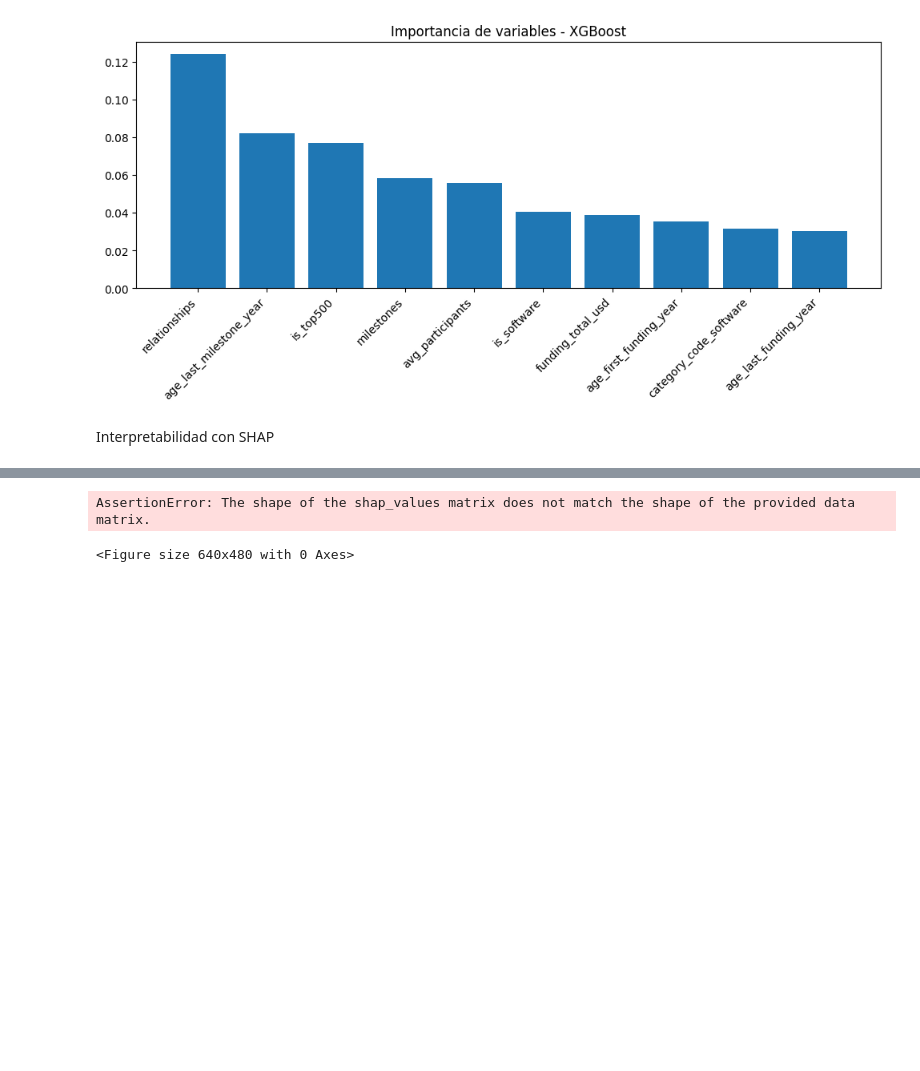
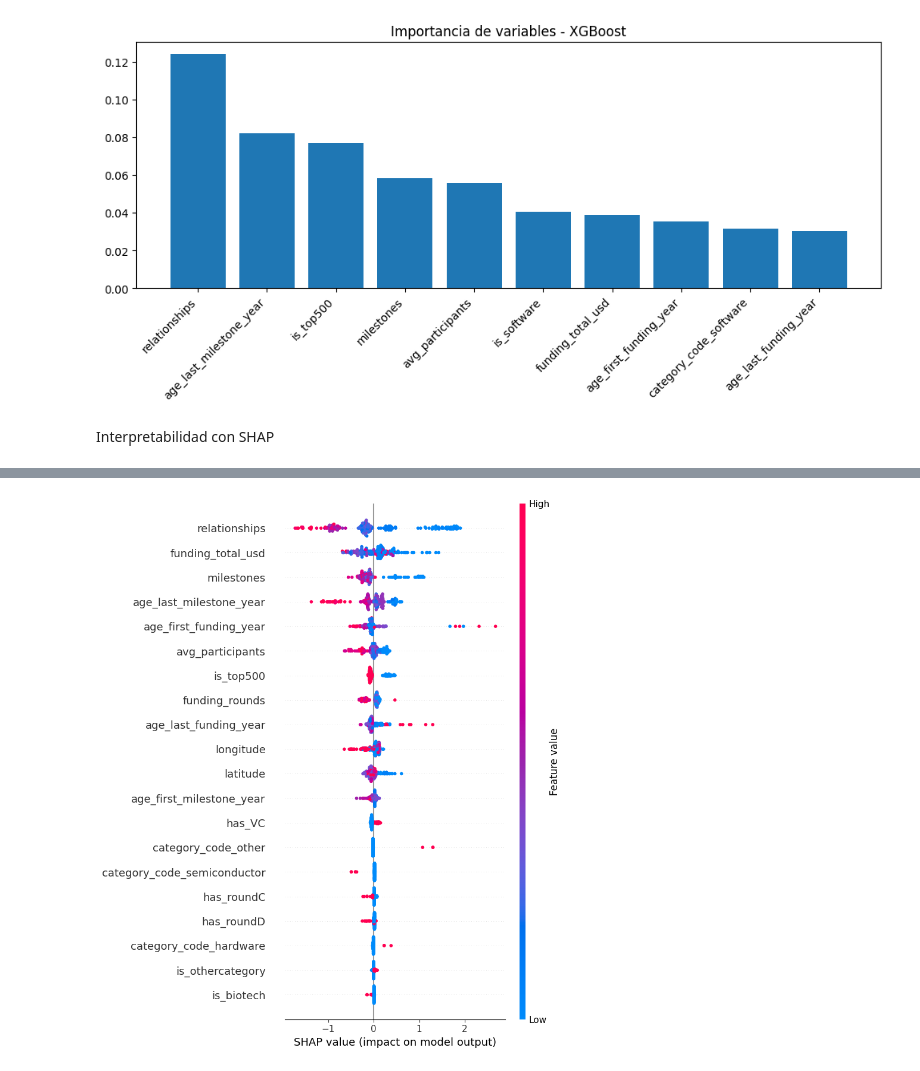
Before and after one commit to AlexLopez-ia/startups-ml, a Jupyter notebook: notebooks/05_model_comparison.ipynb, the cells around one changed output, grey strips where cells are left out. Saved outputs shown, nothing was run; the diff lists cells and outputs as text; code cells hidden in the pictures; blank space fills up the shorter version.

```diff
--- a/notebooks/05_model_comparison.ipynb
+++ b/notebooks/05_model_comparison.ipynb
@@ -299,22 +293,10 @@ shap_values_rf[1] shape: (135, 2)
 # %%
-import shap
-
-# Para Random Forest
-explainer_rf = shap.TreeExplainer(best_rf)
-shap_values_rf = explainer_rf.shap_values(X_test)
-
-# Usar la clase positiva (índice 1)
-shap.summary_plot(shap_values_rf[1], X_test, feature_names=X.columns, show=True)
-
-# Para XGBoost
 explainer_xgb = shap.TreeExplainer(best_xgb)
 shap_values_xgb = explainer_xgb.shap_values(X_test)
 
-# Si es una lista, usar la clase positiva
 if isinstance(shap_values_xgb, list):
-    shap.summary_plot(shap_values_xgb[1], X_test, feature_names=X.columns, show=True)
+    shap.summary_plot(shap_values_xgb[1], X_test, feature_names=X_test.columns, show=True)
 else:
-    shap.summary_plot(shap_values_xgb, X_test, feature_names=X.columns, show=True)
+    shap.summary_plot(shap_values_xgb, X_test, feature_names=X_test.columns, show=True)
 # %% [output]
-AssertionError: The shape of the shap_values matrix does not match the shape of the provided data matrix.
-<Figure size 640x480 with 0 Axes>
+[figure, added]
```
Also changed, not shown: parts of 7 cells of this notebook.
